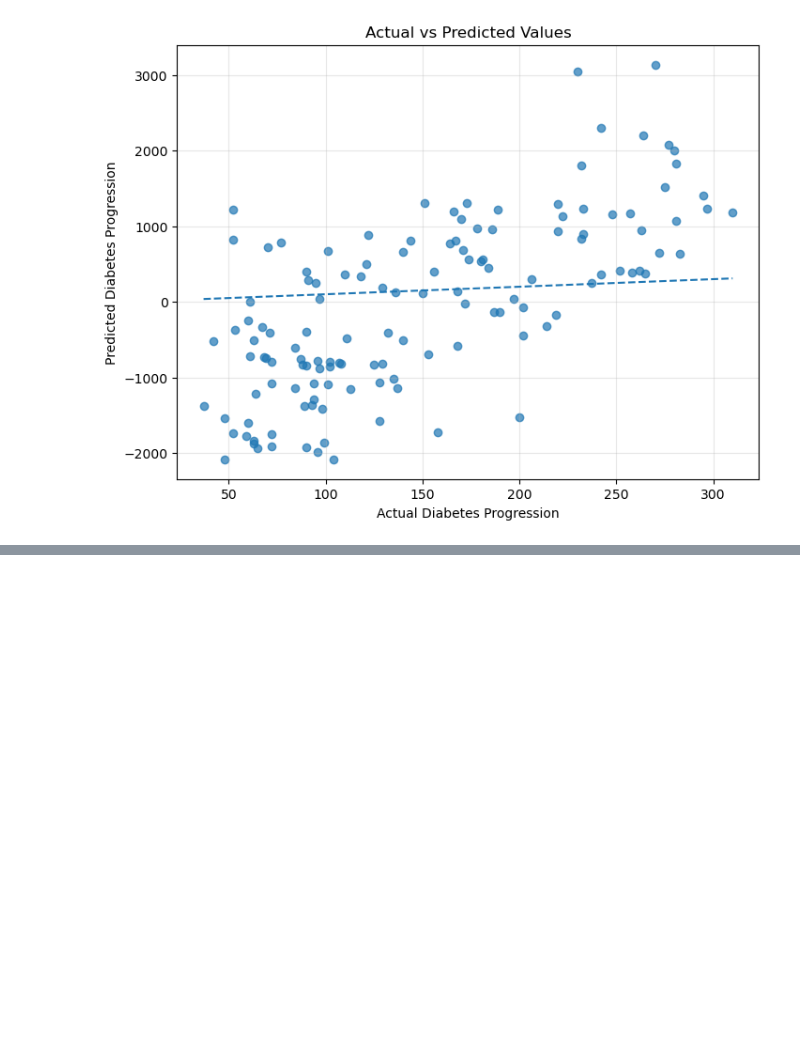
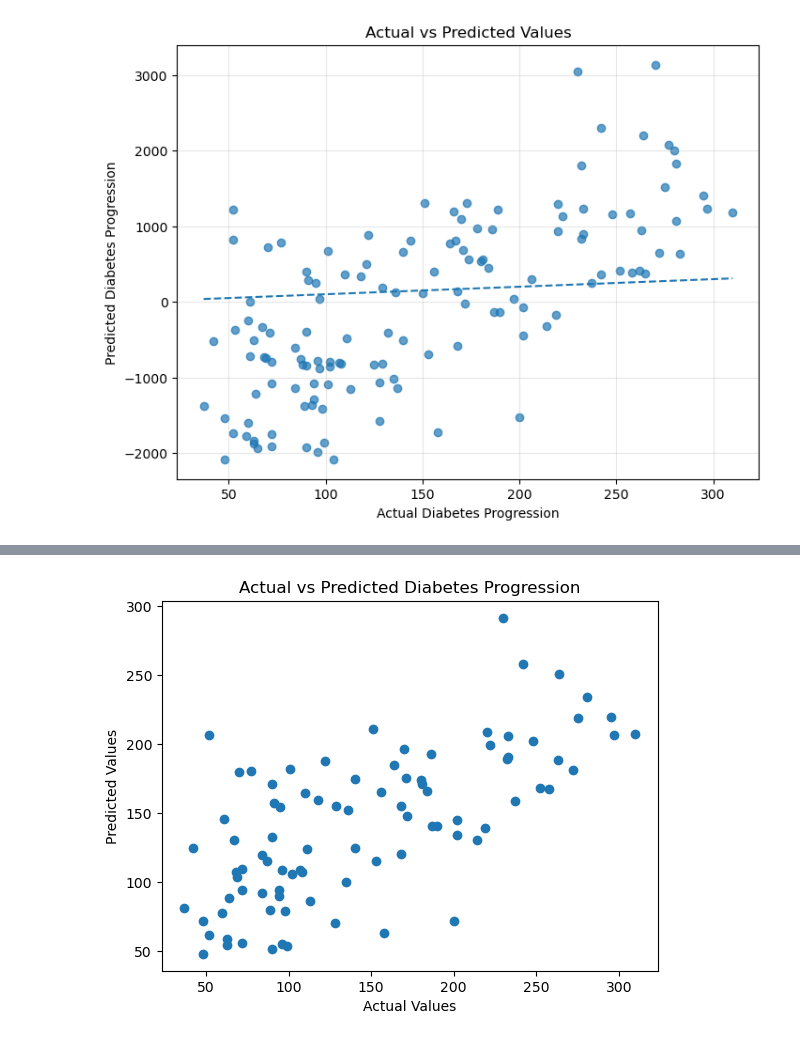
Before and after one commit to cdmafAdi/MLEXP, a Jupyter notebook: 3_linear_reg.ipynb, the cells around one changed output, grey strips where cells are left out. Cells and saved outputs as stored; diff of their text form; code cells hidden in the pictures; blank space fills up the shorter version.

```diff
--- a/3_linear_reg.ipynb
+++ b/3_linear_reg.ipynb
@@ -107,3 +107,73 @@ plt.grid(True, alpha=0.3)
 plt.show()
 # %% [output]
 [figure]
+# %%
+# Step 1: Import libraries
+import numpy as np
+import matplotlib.pyplot as plt
+
+from sklearn.datasets import load_diabetes
+from sklearn.model_selection import train_test_split
+from sklearn.linear_model import LinearRegression
+from sklearn.metrics import mean_squared_error, r2_score
+
+
+# Step 2: Load the Diabetes dataset
+data = load_diabetes()
+
+X = data.data
+y = data.target
+
+print("Dataset shape:", X.shape)
+print("Number of features:", X.shape[1])
+
+
+# Step 3: Split data into training and testing data
+X_train, X_test, y_train, y_test = train_test_split(
+    X, y,
+    test_size=0.20,
+    random_state=42
+)
+
+
+# Step 4: Create the Linear Regression model
+model = LinearRegression()
+
+
+# Step 5: Train the model
+model.fit(X_train, y_train)
+
+
+# Step 6: Make predictions
+y_pred = model.predict(X_test)
+
+
+# Step 7: Calculate evaluation metrics
+mse = mean_squared_error(y_test, y_pred)
+rmse = np.sqrt(mse)
+r2 = r2_score(y_test, y_pred)
+
+
+# Step 8: Display results
+print("\n--- Model Evaluation ---")
+print("MSE  :", mse)
+print("RMSE :", rmse)
+print("R²   :", r2)
+
+
+# Step 9: Display coefficients
+print("\n--- Coefficients ---")
+
+for feature, coefficient in zip(data.feature_names, model.coef_):
+    print(feature, ":", coefficient)
+
+
+# Step 10: Actual vs Predicted graph
+plt.scatter(y_test, y_pred)
+
+plt.xlabel("Actual Values")
+plt.ylabel("Predicted Values")
+plt.title("Actual vs Predicted Diabetes Progression")
+
+plt.show()
+# %% [output]
@@ -109,0 +199 @@ plt.show()
+[figure, added]
```
Also changed, not shown: parts of 1 cell of this notebook.
